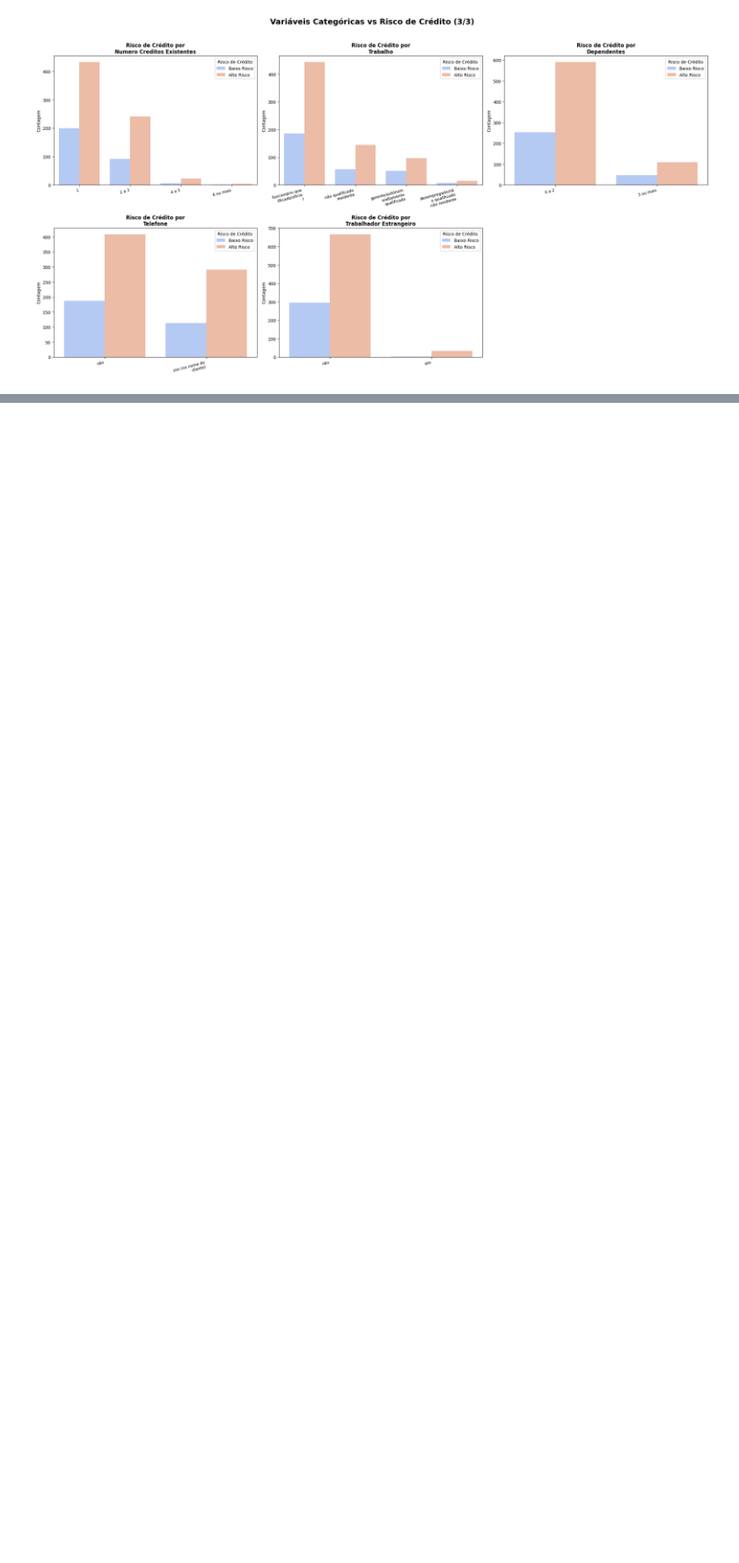
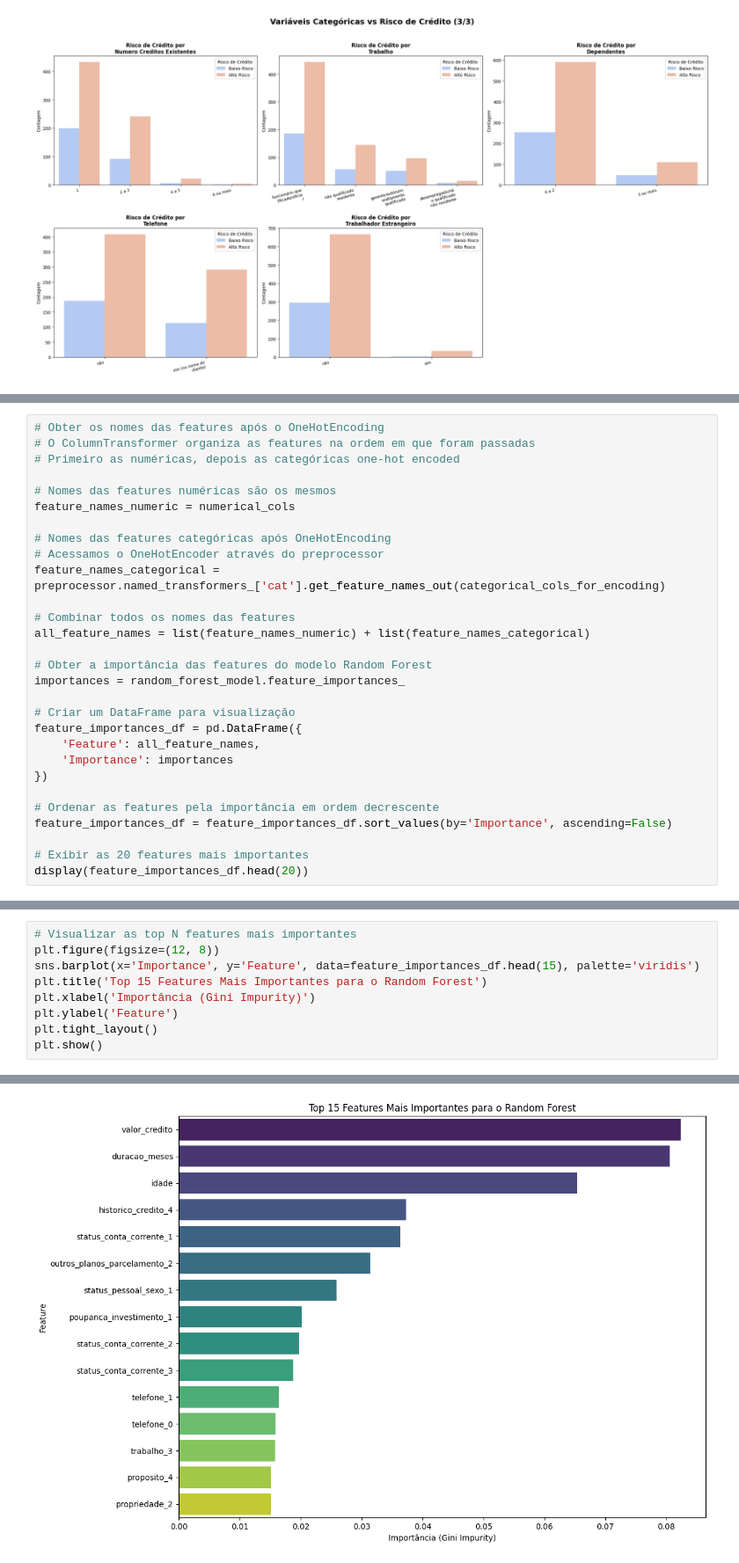
Before and after one commit to amandou/Sistema-de-Analise-Inteligente, a Jupyter notebook: banco_credito.ipynb, the cells around one changed output, grey strips where cells are left out. Shown at 88% size. Saved outputs shown, nothing was run; the diff lists cells and outputs as text; blank space fills up the shorter version.

```diff
--- a/banco_credito.ipynb
+++ b/banco_credito.ipynb
@@ -952,0 +1157,29 @@ for fig_num in range(num_figuras):
+# %%
+# Obter os nomes das features após o OneHotEncoding
+# O ColumnTransformer organiza as features na ordem em que foram passadas
+# Primeiro as numéricas, depois as categóricas one-hot encoded
+
+# Nomes das features numéricas são os mesmos
+feature_names_numeric = numerical_cols
+
+# Nomes das features categóricas após OneHotEncoding
+# Acessamos o OneHotEncoder através do preprocessor
+feature_names_categorical = preprocessor.named_transformers_['cat'].get_feature_names_out(categorical_cols_for_encoding)
+
+# Combinar todos os nomes das features
+all_feature_names = list(feature_names_numeric) + list(feature_names_categorical)
+
+# Obter a importância das features do modelo Random Forest
+importances = random_forest_model.feature_importances_
+
+# Criar um DataFrame para visualização
+feature_importances_df = pd.DataFrame({
+    'Feature': all_feature_names,
+    'Importance': importances
+})
+
+# Ordenar as features pela importância em ordem decrescente
+feature_importances_df = feature_importances_df.sort_values(by='Importance', ascending=False)
+
+# Exibir as 20 features mais importantes
+display(feature_importances_df.head(20))
@@ -952,0 +1204,10 @@ for fig_num in range(num_figuras):
+# %%
+# Visualizar as top N features mais importantes
+plt.figure(figsize=(12, 8))
+sns.barplot(x='Importance', y='Feature', data=feature_importances_df.head(15), palette='viridis')
+plt.title('Top 15 Features Mais Importantes para o Random Forest')
+plt.xlabel('Importância (Gini Impurity)')
+plt.ylabel('Feature')
+plt.tight_layout()
+plt.show()
+# %% [output]
@@ -952,0 +1217 @@ for fig_num in range(num_figuras):
+[figure, added]
```
Also changed, not shown: parts of 19 cells of this notebook.
